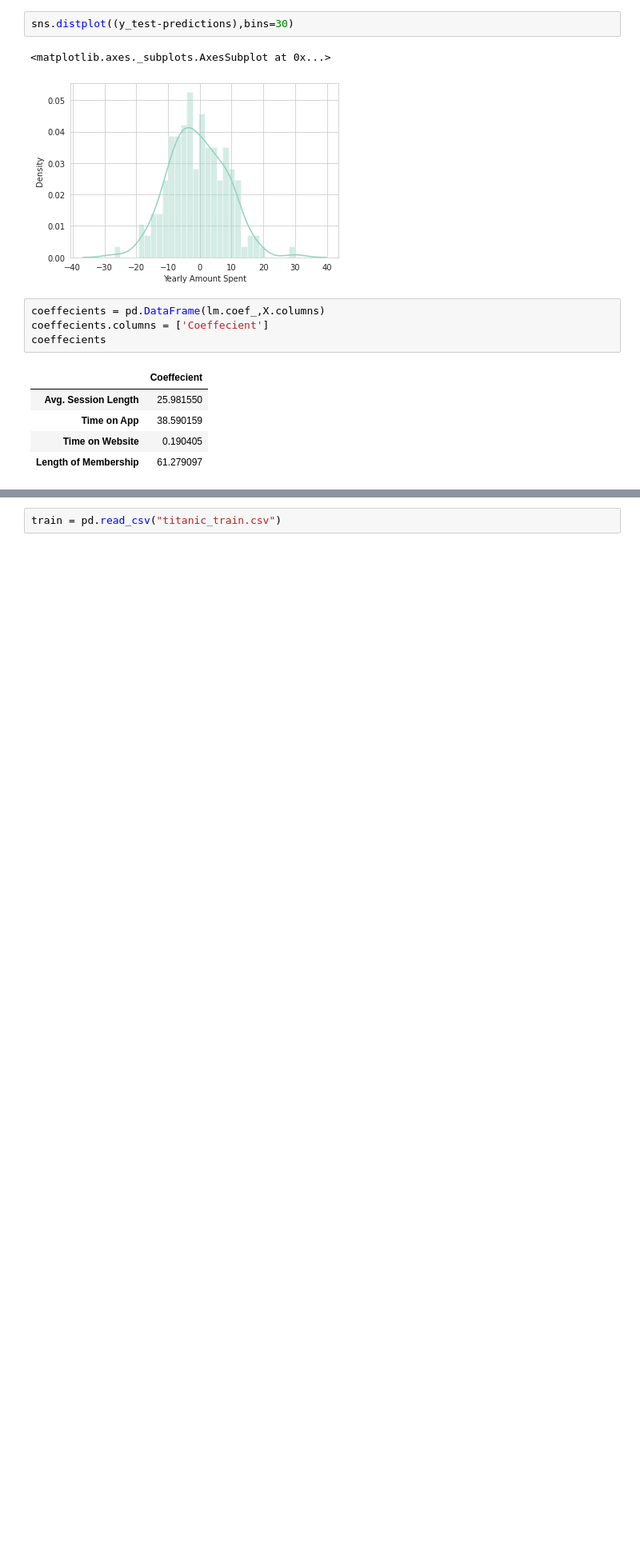
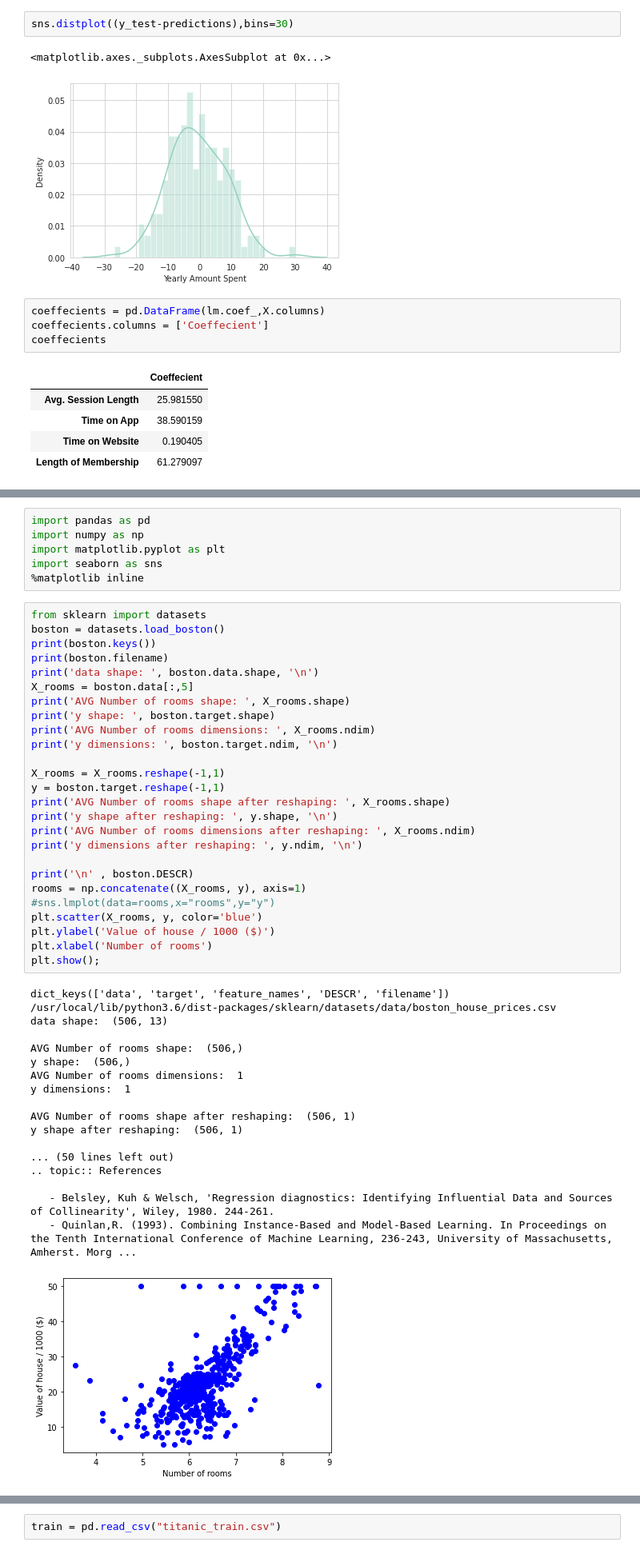
Before and after one commit to smaa8221/Machine-learning, a Jupyter notebook: Old Practice/My_Practice_ML.ipynb, the cells around one changed output, grey strips where cells are left out. Shown at 80% size. Drawn from its saved outputs; the diff is of its cells as text; blank space fills up the shorter version.

```diff
--- a/Old Practice/My_Practice_ML.ipynb
+++ b/Old Practice/My_Practice_ML.ipynb
@@ -248,0 +263,51 @@ coeffecients
+# %%
+import pandas as pd
+import numpy as np
+import matplotlib.pyplot as plt
+import seaborn as sns
+%matplotlib inline
+# %%
+from sklearn import datasets
+boston = datasets.load_boston()
+print(boston.keys())
+print(boston.filename)
+print('data shape: ', boston.data.shape, '\n')
+X_rooms = boston.data[:,5]
+print('AVG Number of rooms shape: ', X_rooms.shape)
+print('y shape: ', boston.target.shape)
+print('AVG Number of rooms dimensions: ', X_rooms.ndim)
+print('y dimensions: ', boston.target.ndim, '\n')
+
+X_rooms = X_rooms.reshape(-1,1)
+y = boston.target.reshape(-1,1)
+print('AVG Number of rooms shape after reshaping: ', X_rooms.shape)
+print('y shape after reshaping: ', y.shape, '\n')
+print('AVG Number of rooms dimensions after reshaping: ', X_rooms.ndim)
+print('y dimensions after reshaping: ', y.ndim, '\n')
+
+print('\n' , boston.DESCR)
+rooms = np.concatenate((X_rooms, y), axis=1)
+#sns.lmplot(data=rooms,x="rooms",y="y")
+plt.scatter(X_rooms, y, color='blue')
+plt.ylabel('Value of house / 1000 ($)')
+plt.xlabel('Number of rooms')
+plt.show();
+# %% [output]
+dict_keys(['data', 'target', 'feature_names', 'DESCR', 'filename'])
+/usr/local/lib/python3.6/dist-packages/sklearn/datasets/data/boston_house_prices.csv
+data shape:  (506, 13)
+
+AVG Number of rooms shape:  (506,)
+y shape:  (506,)
+AVG Number of rooms dimensions:  1
+y dimensions:  1
+
+AVG Number of rooms shape after reshaping:  (506, 1)
+y shape after reshaping:  (506, 1)
+
+... (50 lines left out)
+.. topic:: References
+
+   - Belsley, Kuh & Welsch, 'Regression diagnostics: Identifying Influential Data and Sources of Collinearity', Wiley, 1980. 244-261.
+   - Quinlan,R. (1993). Combining Instance-Based and Model-Based Learning. In Proceedings on the Tenth International Conference of Machine Learning, 236-243, University of Massachusetts, Amherst. Morg ...
+[figure, added]
```
Also changed, not shown: parts of 125 cells of this notebook.
